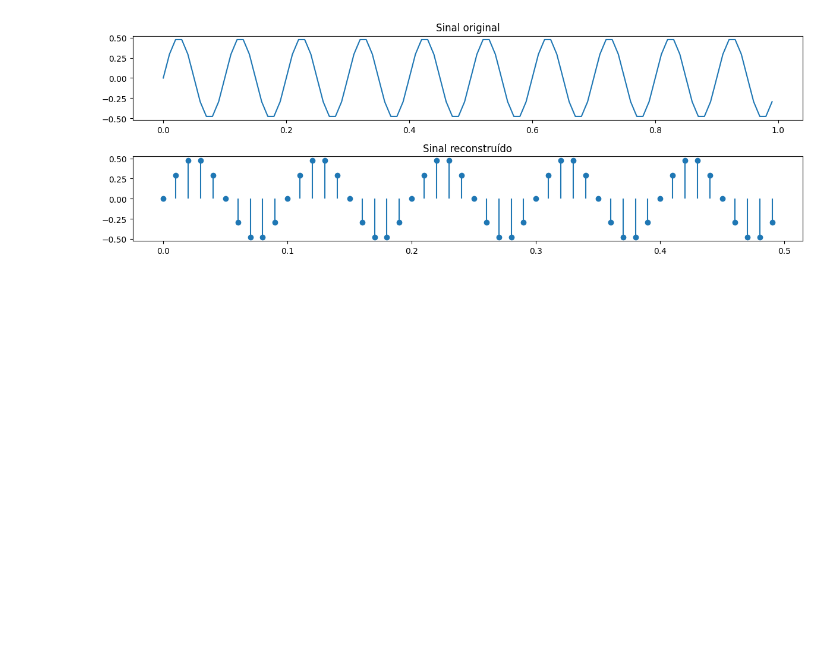
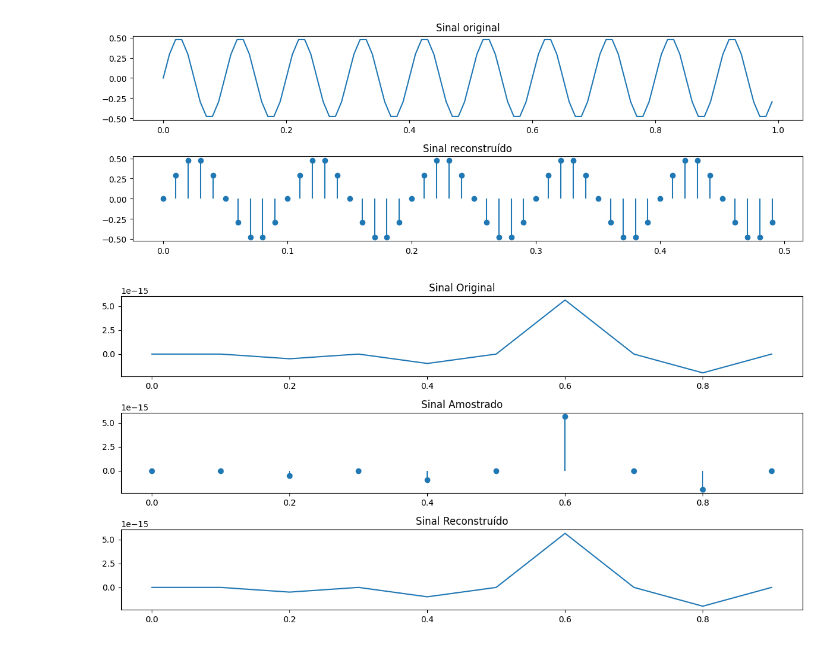
Before and after one commit to AugustoBonifacio001/AugustoBonifacio001, a Jupyter notebook: teste_reconstrucao_de_sinais.ipynb, the cells around one changed output. Drawn from its saved outputs; the diff is of its cells as text; code cells hidden in the pictures; blank space fills up the shorter version.

```diff
--- a/teste_reconstrucao_de_sinais.ipynb
+++ b/teste_reconstrucao_de_sinais.ipynb
@@ -34,3 +34,36 @@ plt.tight_layout()
 plt.show()
 # %% [output]
 [figure]
+# %%
+f1=5
+f2=10
+f_max = max(f1, f1)
+fs = 2*f_max
+t= np.arange(0,1, 1/fs)
+x= np.sin(2*np.pi*f1*t) + 0.5*np.sin(2*np.pi*f2*t)
+
+num_amostras = len(t)
+x_amostrado =x
+X_amostrado = fft(x_amostrado)
+x_reconstruido = ifft(X_amostrado)
+
+plt.figure(figsize=(12, 6))
+
+plt.subplot(3,1,1)
+plt.plot(t, x, label ='Sinal Original')
+plt.title('Sinal Original')
+
+
+
+plt.subplot(3,1,2)
+plt.stem(t, x_amostrado, label='Sinal Amostrado', basefmt=" ", use_line_collection = True)
+plt.title('Sinal Amostrado')
+
+plt.subplot(3, 1, 3)
+plt.plot(t, x_reconstruido, label='Sinal Reconstruido ')
+plt.title('Sinal Reconstruído')
+
+plt.tight_layout()
+plt.show()
+# %% [output]
+[figure, added]
```
Also changed, not shown: parts of 1 cell of this notebook.
